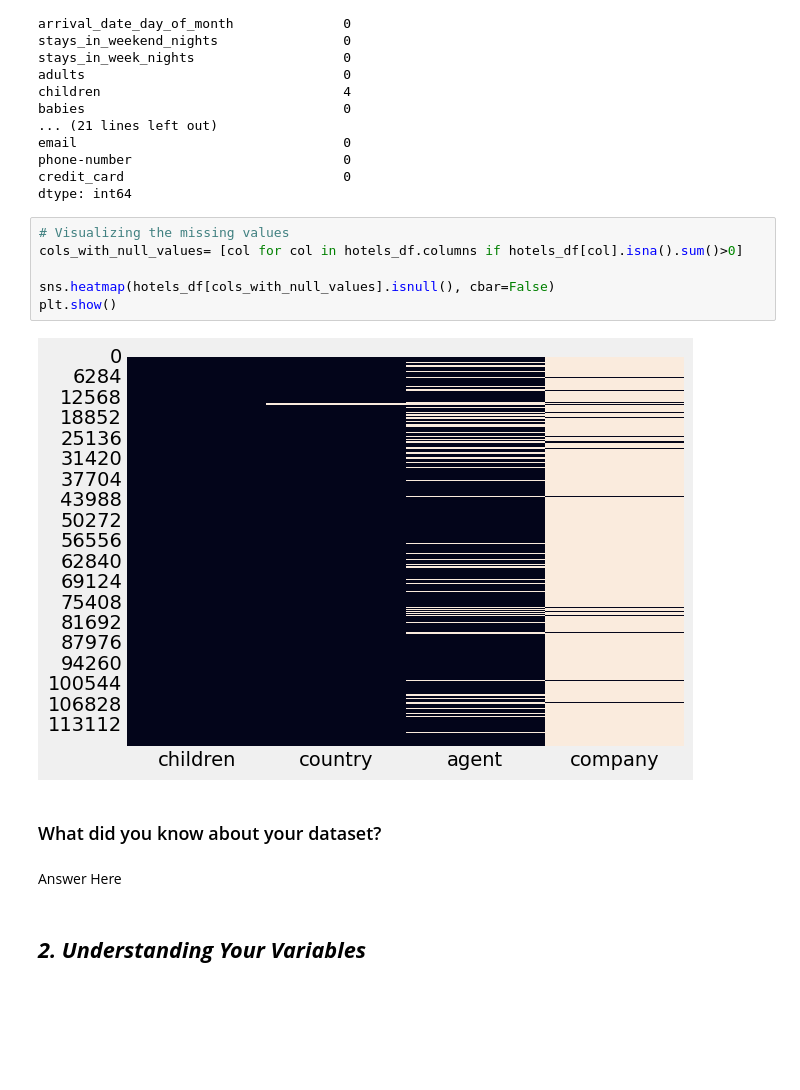
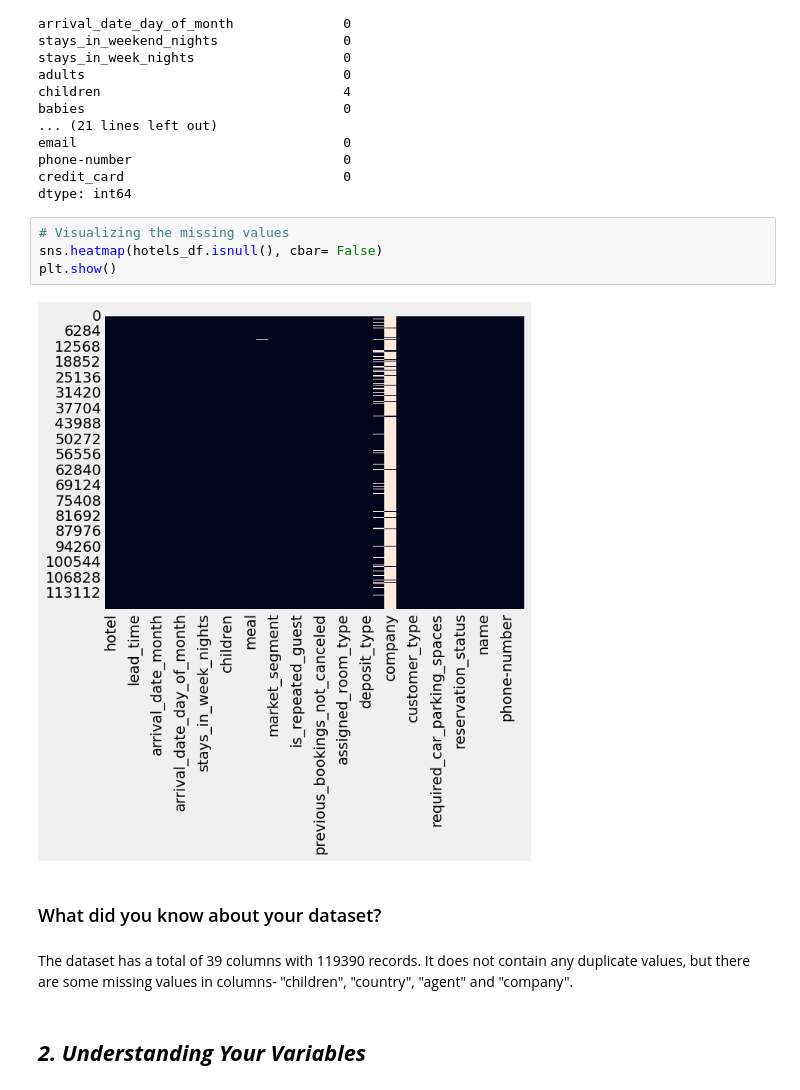
Before and after one commit to bisht-deepak/EDA, a Jupyter notebook: Hotel Booking/hotel-booking-analysis.ipynb, the cells around one changed output. Drawn from its saved outputs; the diff is of its cells as text; blank space fills up the shorter version.

Commit message:
Kaggle Notebook | EDA- Hotel Booking Analysis | Version 11

```diff
--- a/Hotel Booking/hotel-booking-analysis.ipynb
+++ b/Hotel Booking/hotel-booking-analysis.ipynb
@@ -183,10 +181,8 @@ credit_card                            0
 dtype: int64
 # %%
 # Visualizing the missing values
-cols_with_null_values= [col for col in hotels_df.columns if hotels_df[col].isna().sum()>0]
-
-sns.heatmap(hotels_df[cols_with_null_values].isnull(), cbar=False)
+sns.heatmap(hotels_df.isnull(), cbar= False)
 plt.show()
 # %% [output]
-[figure, old version]
+[figure, new version]
 # %% [markdown]
@@ -193,6 +190,6 @@ plt.show()
 ### What did you know about your dataset?
-# %% [markdown]
-Answer Here
+# %% [markdown]
+The dataset has a total of 39 columns with 119390 records. It does not contain any duplicate values, but there are some missing values in columns- "children", "country", "agent" and "company".
 # %% [markdown]
 ## ***2. Understanding Your Variables***
 # %%
```
Also changed, not shown: parts of 20 cells of this notebook.
